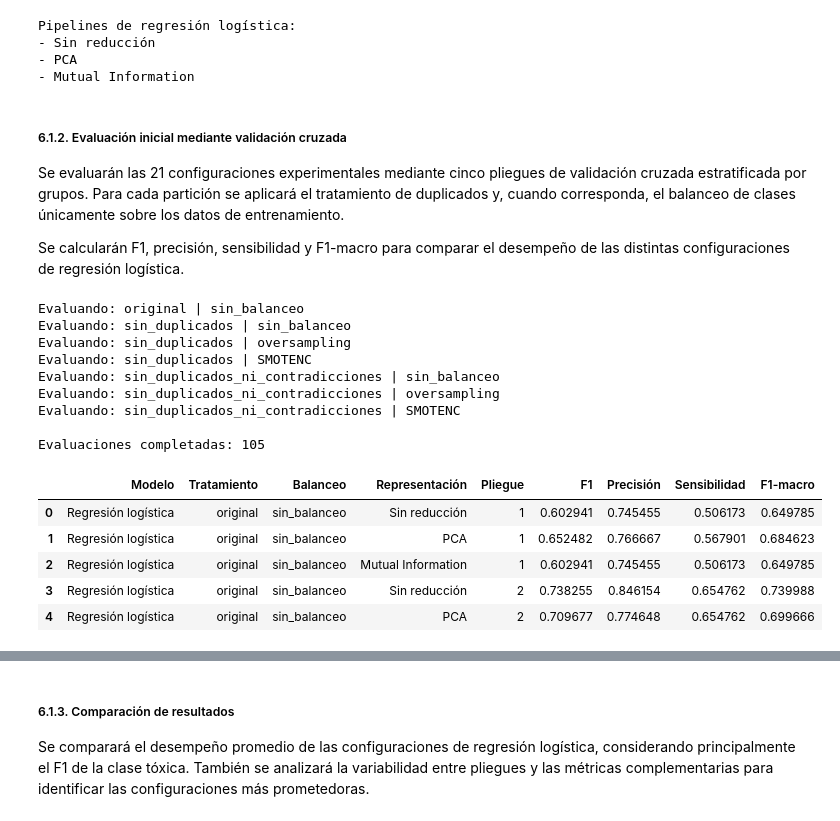
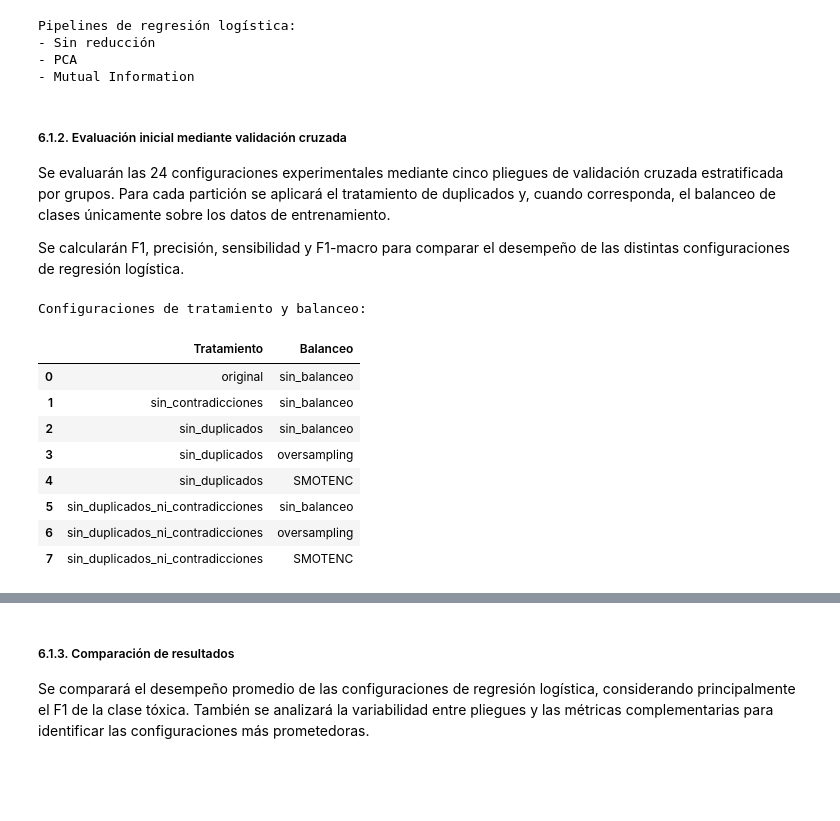
Before and after one commit to adriamedinaa-ang/icd2026, a Jupyter notebook: Project/PF.ipynb, the cells around one changed output, grey strips where cells are left out. Saved outputs shown, nothing was run; the diff lists cells and outputs as text; code cells hidden in the pictures; blank space fills up the shorter version.

```diff
--- a/Project/PF.ipynb
+++ b/Project/PF.ipynb
@@ -1664,22 +1799,30 @@ Pipelines de regresión logística:
 # %% [markdown]
 ##### 6.1.2. Evaluación inicial mediante validación cruzada
 
-Se evaluarán las 21 configuraciones experimentales mediante cinco pliegues de validación cruzada estratificada por grupos. Para cada partición se aplicará el tratamiento de duplicados y, cuando corresponda, el balanceo de clases únicamente sobre los datos de entrenamiento.
+Se evaluarán las 24 configuraciones experimentales mediante cinco pliegues de validación cruzada estratificada por grupos. Para cada partición se aplicará el tratamiento de duplicados y, cuando corresponda, el balanceo de clases únicamente sobre los datos de entrenamiento.
 
 Se calcularán F1, precisión, sensibilidad y F1-macro para comparar el desempeño de las distintas configuraciones de regresión logística.
 # %%
-# Configuraciones experimentales
+# Generar configuraciones experimentales
 configuraciones = [
-    ("original", "sin_balanceo"),
+    (estrategia, balanceo)
+    for estrategia in estrategias
+    for balanceo in balanceos_por_estrategia[estrategia]
+]
 
-    ("sin_duplicados", "sin_balanceo"),
-    ("sin_duplicados", "oversampling"),
-    ("sin_duplicados", "SMOTENC"),
+# Verificar configuraciones
+assert len(configuraciones) == 8
 
-    ("sin_duplicados_ni_contradicciones", "sin_balanceo"),
-    ("sin_duplicados_ni_contradicciones", "oversampling"),
-    ("sin_duplicados_ni_contradicciones", "SMOTENC")
-]
+print("Configuraciones de tratamiento y balanceo:")
+display(pd.DataFrame(
+    configuraciones,
+    columns=["Tratamiento", "Balanceo"]
+))
+
+print(
+    "Configuraciones experimentales por modelo:",
+    len(configuraciones) * len(pipelines_lr)
+)
 
 resultados_lr = []
 
@@ -1697,13 +1840,14 @@ for estrategia_dup, balanceo in configuraciones:
         X_val = X.iloc[idx_val].copy()
         y_val = y.iloc[idx_val].copy()
 
-        # Aplicar tratamiento de duplicados
+        # Aplicar tratamiento de datos
         datos_train = tratar_duplicados(
             df_train,
             estrategia_dup
         )
 
         X_train = datos_train[X.columns].copy()
+
         y_train = datos_train["class"].map({
             "nonToxic": 0,
             "Toxic": 1
@@ -1712,9 +1856,9 @@ for estrategia_dup, balanceo in configuraciones:
         # Aplicar balanceo cuando corresponda
         if balanceo != "sin_balanceo":
 
-            # Imputar antes del sobremuestreo
             X_train = X_train.copy()
 
+            # Imputar antes del sobremuestreo
             imputador = SimpleImputer(
                 strategy="median"
             )
@@ -1726,6 +1870,7 @@ for estrategia_dup, balanceo in configuraciones:
             )
 
             moda_np = X_train["NPs"].mode().iloc[0]
+
             X_train["NPs"] = X_train["NPs"].fillna(
                 moda_np
             )
@@ -1751,48 +1896,55 @@ for estrategia_dup, balanceo in configuraciones:
             resultados_lr.append({
                 "Modelo": "Regresión logística",
                 "Tratamiento": estrategia_dup,
                 "Balanceo": balanceo,
                 "Representación": representacion,
                 "Pliegue": pliegue,
 
                 "F1": f1_score(
-                    y_val, y_pred, zero_division=0
+                    y_val, y_pred,
+                    zero_division=0
                 ),
 
                 "Precisión": precision_score(
-                    y_val, y_pred, zero_division=0
+                    y_val, y_pred,
+                    zero_division=0
                 ),
 
                 "Sensibilidad": recall_score(
-                    y_val, y_pred, zero_division=0
+                    y_val, y_pred,
+                    zero_division=0
                 ),
 
                 "F1-macro": f1_score(
                     y_val, y_pred,
                     average="macro",
                     zero_division=0
                 )
             })
 
 # Guardar resultados
 resultados_lr = pd.DataFrame(resultados_lr)
 
+# Verificar número de evaluaciones
+evaluaciones_esperadas = (
+    len(configuraciones)
+    * len(pipelines_lr)
+    * len(particiones_cv)
+)
+
+assert len(resultados_lr) == evaluaciones_esperadas
+
 print("\nEvaluaciones completadas:", len(resultados_lr))
 
 display(resultados_lr.head())
 # %% [output]
-Evaluando: original | sin_balanceo
-Evaluando: sin_duplicados | sin_balanceo
-Evaluando: sin_duplicados | oversampling
-Evaluando: sin_duplicados | SMOTENC
-Evaluando: sin_duplicados_ni_contradicciones | sin_balanceo
-Evaluando: sin_duplicados_ni_contradicciones | oversampling
-Evaluando: sin_duplicados_ni_contradicciones | SMOTENC
-
-Evaluaciones completadas: 105
+Configuraciones de tratamiento y balanceo:
-|  | Modelo | Tratamiento | Balanceo | Representación | Pliegue | F1 | Precisión | Sensibilidad | F1-macro |
-| 0 | Regresión logística | original | sin_balanceo | Sin reducción | 1 | 0.602941 | 0.745455 | 0.506173 | 0.649785 |
-| 1 | Regresión logística | original | sin_balanceo | PCA | 1 | 0.652482 | 0.766667 | 0.567901 | 0.684623 |
-| 2 | Regresión logística | original | sin_balanceo | Mutual Information | 1 | 0.602941 | 0.745455 | 0.506173 | 0.649785 |
-| 3 | Regresión logística | original | sin_balanceo | Sin reducción | 2 | 0.738255 | 0.846154 | 0.654762 | 0.739988 |
-| 4 | Regresión logística | original | sin_balanceo | PCA | 2 | 0.709677 | 0.774648 | 0.654762 | 0.699666 |
+|  | Tratamiento | Balanceo |
+| 0 | original | sin_balanceo |
+| 1 | sin_contradicciones | sin_balanceo |
+| 2 | sin_duplicados | sin_balanceo |
+| 3 | sin_duplicados | oversampling |
+| 4 | sin_duplicados | SMOTENC |
+| 5 | sin_duplicados_ni_contradicciones | sin_balanceo |
+| 6 | sin_duplicados_ni_contradicciones | oversampling |
+| 7 | sin_duplicados_ni_contradicciones | SMOTENC |
```
Also changed, not shown: parts of 176 cells of this notebook, 3 other files.
